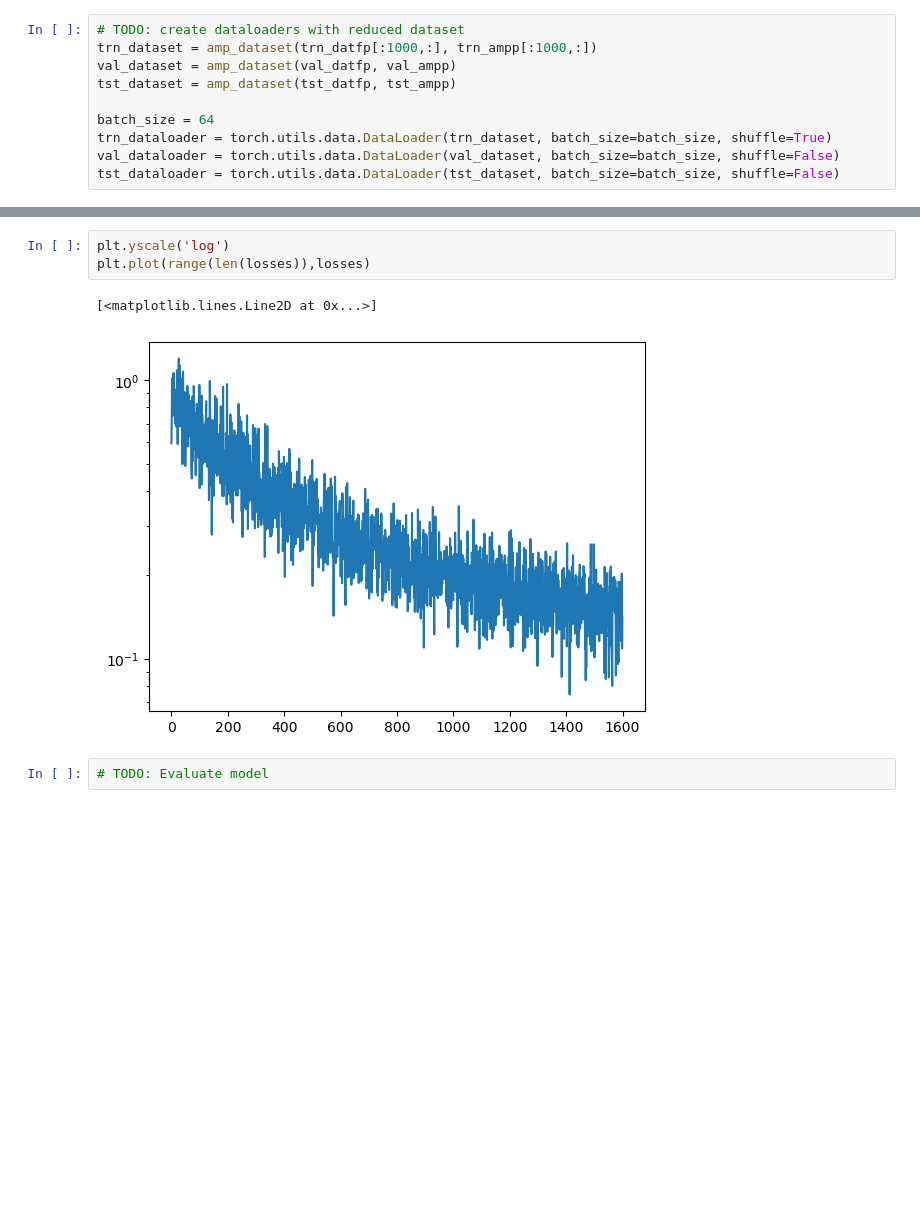
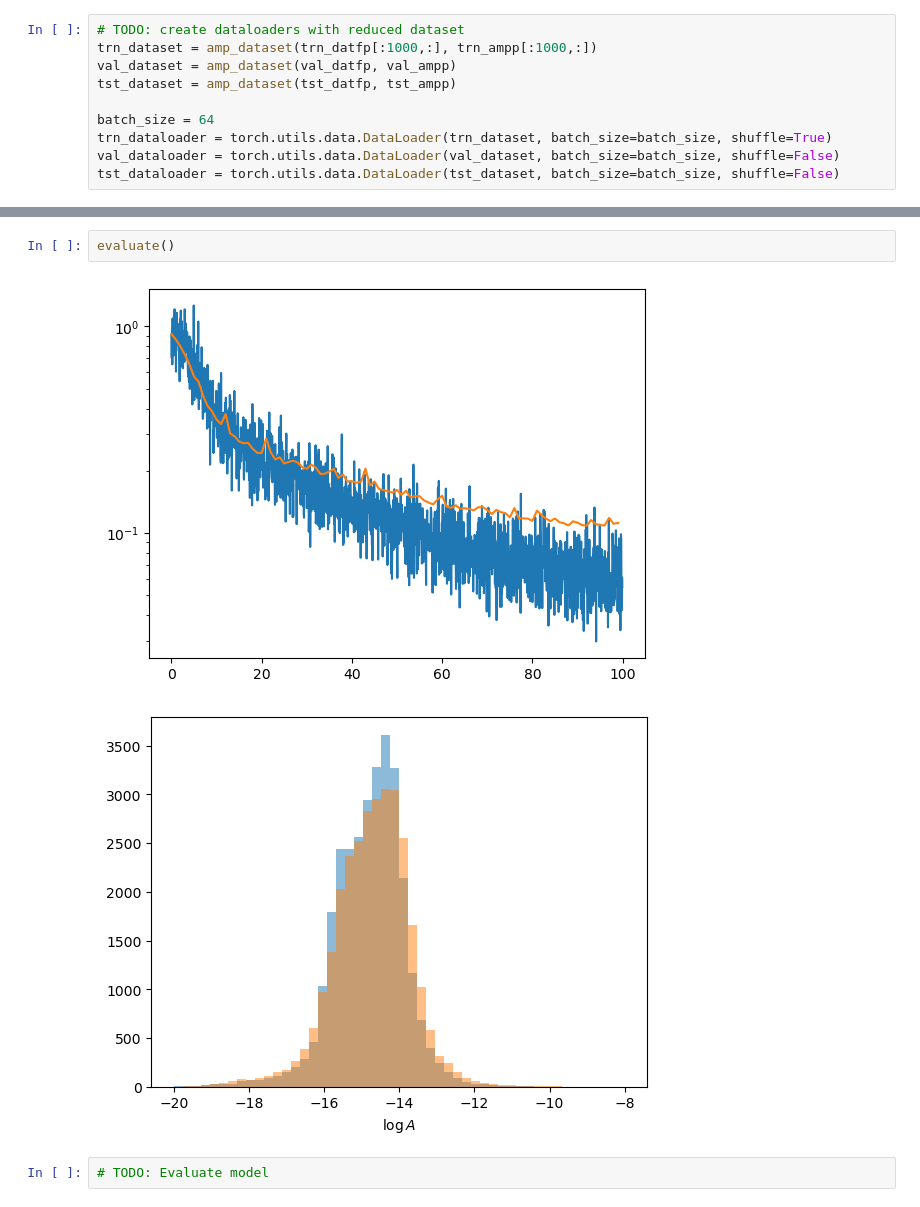
Before and after one commit to JonathanBerthold/mlph2023-Exercises, a Jupyter notebook: sheet04.ipynb, the cells around one changed output, grey strips where cells are left out. Saved outputs shown, nothing was run; the diff lists cells and outputs as text; blank space fills up the shorter version.

```diff
--- a/sheet04.ipynb
+++ b/sheet04.ipynb
@@ -399,12 +432,11 @@ for epoch in range(100):
 90 / 100
 90 / 100
 90 / 100
-# %%
-plt.yscale('log')
-plt.plot(range(len(losses)),losses)
-# %% [output]
-[<matplotlib.lines.Line2D at 0x...>]
-[figure, removed]
+# %%
+evaluate()
+# %% [output]
+[figure, added]
+[figure, added]
 # %%
 # TODO: Evaluate model
 # %%
```
Also changed, not shown: parts of 13 cells of this notebook, 6 other files.
